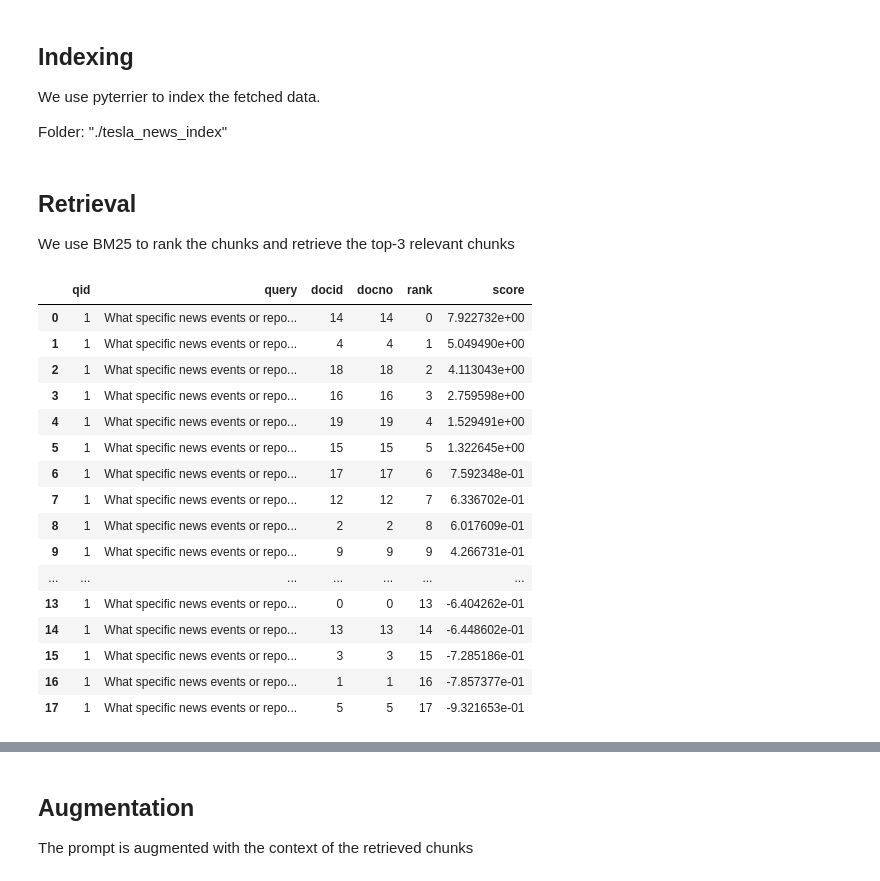
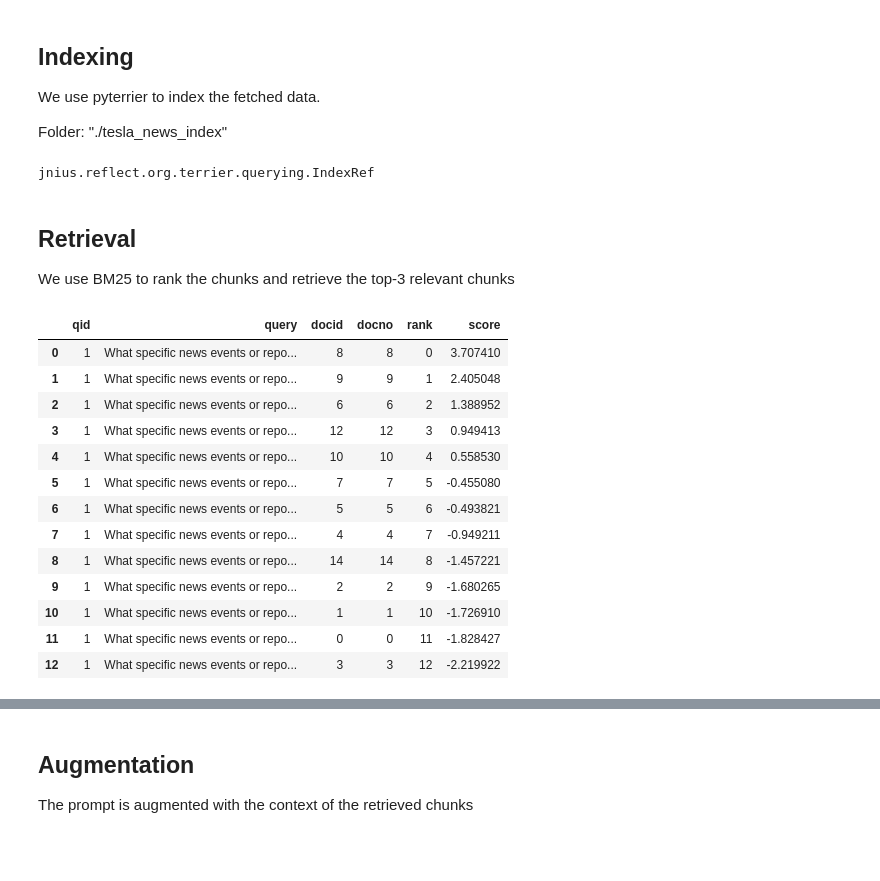
Before and after one commit to raisharad/GenerativeAIandAgenticAI, a Jupyter notebook: RAG.ipynb, the cells around one changed output, grey strips where cells are left out. Drawn from its saved outputs; the diff is of its cells as text; code cells hidden in the pictures; blank space fills up the shorter version.

```diff
--- a/RAG.ipynb
+++ b/RAG.ipynb
@@ -166,11 +173,12 @@ len(feed.entries)
 # %%
 # Convert to DataFrame
-feed.entries[0]
-doc = []
+doc= []
 for i, entry in enumerate(feed.entries):
-    text= f"{entry.title}.{entry.summary}"
-    doc.append({"docno": i, "text": text})
-docs_df = pd.DataFrame(doc)
-docs_df.head()
-display(docs_df)
+  text =f"{entry.title}. {entry.summary}"
+  doc.append({
+      "docno":str(i),
+      "text":text
+  })
+
+print(doc)
 # %% [output]
@@ -193,0 +186,3 @@ display(docs_df)
+# %%
+doc_df= pd.DataFrame(doc)
+print(doc_df)
@@ -207,3 +216,10 @@ index_ref = indexer.index(docs_df.to_dict(orient="records"))
+# %%
+# Index the documents using index method
+index_ref = indexer.index(doc_df.to_dict("records"))
+# %%
+type(index_ref)
+# %% [output]
+jnius.reflect.org.terrier.querying.IndexRef
 # %% [markdown]
 ## Retrieval
 
@@ -214,23 +230,20 @@ bm25 = pt.BatchRetrieve(index_ref, wmodel="BM25")
 # %%
 # Search the PyTerrier index using search method
-
-search_results = bm25.search(query)
-display(search_results)
+search_results =bm25.search(query)
-# %% [output]
-|  | qid | query | docid | docno | rank | score |
-| 0 | 1 | What specific news events or repo... | 14 | 14 | 0 | 7.922732e+00 |
-| 1 | 1 | What specific news events or repo... | 4 | 4 | 1 | 5.049490e+00 |
-| 2 | 1 | What specific news events or repo... | 18 | 18 | 2 | 4.113043e+00 |
-| 3 | 1 | What specific news events or repo... | 16 | 16 | 3 | 2.759598e+00 |
-| 4 | 1 | What specific news events or repo... | 19 | 19 | 4 | 1.529491e+00 |
-| 5 | 1 | What specific news events or repo... | 15 | 15 | 5 | 1.322645e+00 |
-| 6 | 1 | What specific news events or repo... | 17 | 17 | 6 | 7.592348e-01 |
-| 7 | 1 | What specific news events or repo... | 12 | 12 | 7 | 6.336702e-01 |
-| 8 | 1 | What specific news events or repo... | 2 | 2 | 8 | 6.017609e-01 |
-| 9 | 1 | What specific news events or repo... | 9 | 9 | 9 | 4.266731e-01 |
-| ... | ... | ... | ... | ... | ... | ... |
-| 13 | 1 | What specific news events or repo... | 0 | 0 | 13 | -6.404262e-01 |
-| 14 | 1 | What specific news events or repo... | 13 | 13 | 14 | -6.448602e-01 |
-| 15 | 1 | What specific news events or repo... | 3 | 3 | 15 | -7.285186e-01 |
-| 16 | 1 | What specific news events or repo... | 1 | 1 | 16 | -7.857377e-01 |
-| 17 | 1 | What specific news events or repo... | 5 | 5 | 17 | -9.321653e-01 |
+# %%
+search_results
+# %% [output]
+|  | qid | query | docid | docno | rank | score |
+| 0 | 1 | What specific news events or repo... | 8 | 8 | 0 | 3.707410 |
+| 1 | 1 | What specific news events or repo... | 9 | 9 | 1 | 2.405048 |
+| 2 | 1 | What specific news events or repo... | 6 | 6 | 2 | 1.388952 |
+| 3 | 1 | What specific news events or repo... | 12 | 12 | 3 | 0.949413 |
+| 4 | 1 | What specific news events or repo... | 10 | 10 | 4 | 0.558530 |
+| 5 | 1 | What specific news events or repo... | 7 | 7 | 5 | -0.455080 |
+| 6 | 1 | What specific news events or repo... | 5 | 5 | 6 | -0.493821 |
+| 7 | 1 | What specific news events or repo... | 4 | 4 | 7 | -0.949211 |
+| 8 | 1 | What specific news events or repo... | 14 | 14 | 8 | -1.457221 |
+| 9 | 1 | What specific news events or repo... | 2 | 2 | 9 | -1.680265 |
+| 10 | 1 | What specific news events or repo... | 1 | 1 | 10 | -1.726910 |
+| 11 | 1 | What specific news events or repo... | 0 | 0 | 11 | -1.828427 |
+| 12 | 1 | What specific news events or repo... | 3 | 3 | 12 | -2.219922 |
```
Also changed, not shown: parts of 26 cells of this notebook.
